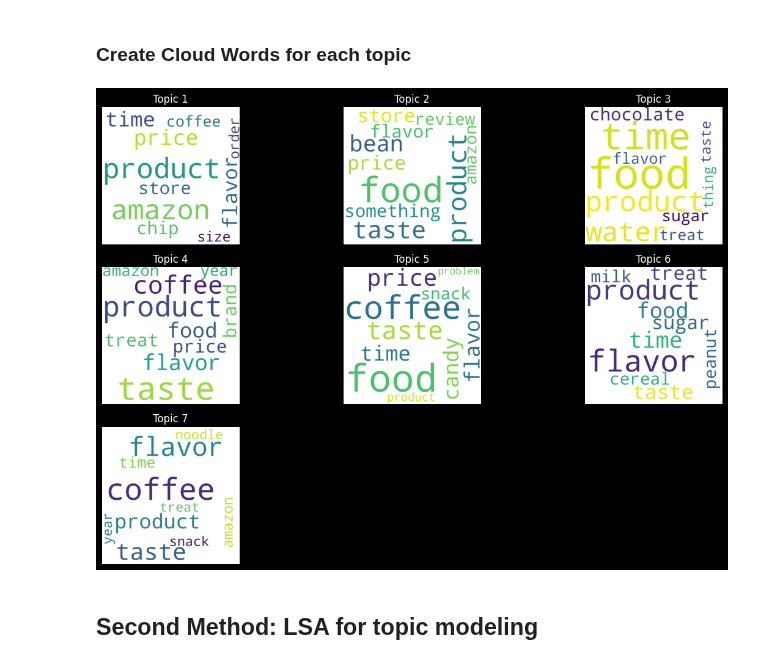
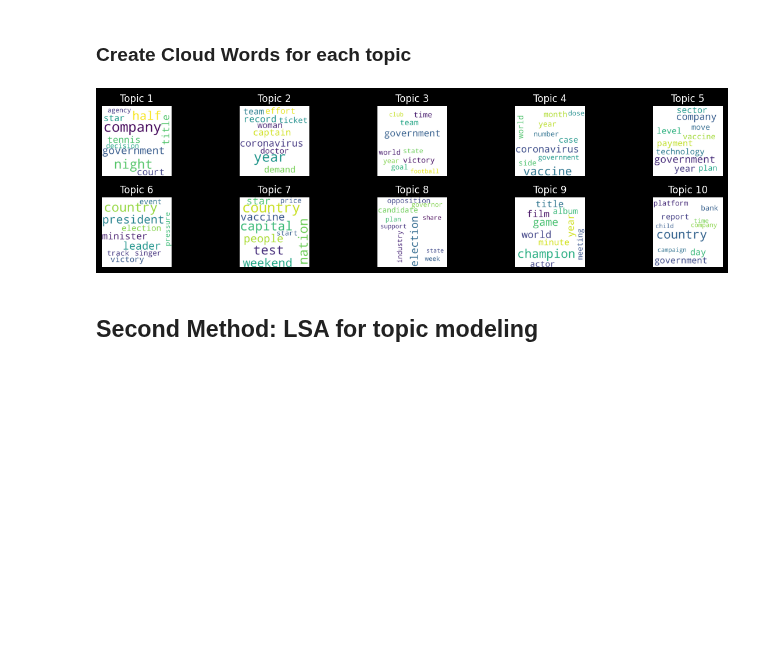
Before and after one commit to lorenzobotto/esercizi-tln, a Jupyter notebook: ex5/exercise_5.ipynb, the cells around one changed output. Saved outputs shown, nothing was run; the diff lists cells and outputs as text; code cells hidden in the pictures; blank space fills up the shorter version.

```diff
--- a/ex5/exercise_5.ipynb
+++ b/ex5/exercise_5.ipynb
@@ -75,23 +43,13 @@ def preprocess(sentence):
 # %%
-df['text_cleaned'] = df['Text'].apply(preprocess)
+df['text_cleaned'] = df['Excerpt'].apply(preprocess)
+# %%
+# Tokenize the texts
+texts = df['text_cleaned']
+
+# Create Dictionary
+id2word = corpora.Dictionary(texts)
+
+# Create Corpus
+corpus = [id2word.doc2bow(text) for text in texts]
 # %% [markdown]
 ## First Method: LDA for topic modeling
-# %%
-# Tokenize the text with NLTK
-texts = df['text_cleaned'].str.split()
-# Create Dictionary
-id2word = corpora.Dictionary(texts)
-
-# Create Corpus
-corpus = [id2word.doc2bow(text) for text in texts]
-
-lda_model = LdaModel(corpus=corpus,
-                     id2word=id2word,
-                     num_topics=10,
-                     random_state=42,
-                     update_every=1,
-                     chunksize=100,
-                     passes=10,
-                     alpha='symmetric',
-                     per_word_topics=True,
-                     eta = 0.6)
@@ -130,7 +63,7 @@ def calculate_coherence_score_lda(n):
     return coherence_lda
 
 # List containing various hyperparameters
-no_of_topics = [2, 3, 4, 5, 6, 7, 8, 9, 10, 11, 12]
+no_of_topics = [2, 3, 4, 5, 6, 7, 8, 9, 10]
 
 best_coherence_score = 0
 best_n = 0
@@ -140,6 +73,7 @@ for n in no_of_topics:
     if coherence_score > best_coherence_score:
         best_coherence_score = coherence_score
         best_n = n
-print(f"Best Number of Topics: {best_n}")
-print(f"Best Coherence Score: {best_coherence_score}")
+    print(f"Number of Topics: {n}")
+    print(f"Coherence Score: {coherence_score}")
+    print("-------------------------------------")
 # %% [output]
@@ -182,21 +130,21 @@ topic
 # %%
 plt.rcParams["figure.figsize"] = [12, 8]
 plt.rcParams["figure.autolayout"] = True
 
 for i in range(best_n):
     words = best_lda_model.show_topics()[i][1].split('+')
     top_terms_key = {}
     for term in words:
         word = term.split('*')[1].replace('"', '')
         freq = term.split('*')[0]
         top_terms_key[word] = float(freq)
     wc = WordCloud(background_color="white",width=1000,height=1000, max_words=10,relative_scaling=0.5,normalize_plurals=False).generate_from_frequencies(top_terms_key)
-    plt.subplot(int(best_n / 2), int(best_n / 2), i+1)
+    plt.subplot(int(best_n / 2) if int(best_n % 2 == 0) else int(best_n / 2) + 1, int(best_n / 2) if int(best_n % 2 == 0) else int(best_n / 2) + 1, i+1)
     plt.title(f"Topic {i+1}")
     plt.axis('off')
     plt.imshow(wc)
 # %% [output]
-[figure, old version]
+[figure, new version]
 # %% [markdown]
 ## Second Method: LSA for topic modeling
 # %% [markdown]
```
Also changed, not shown: parts of 11 cells of this notebook.
